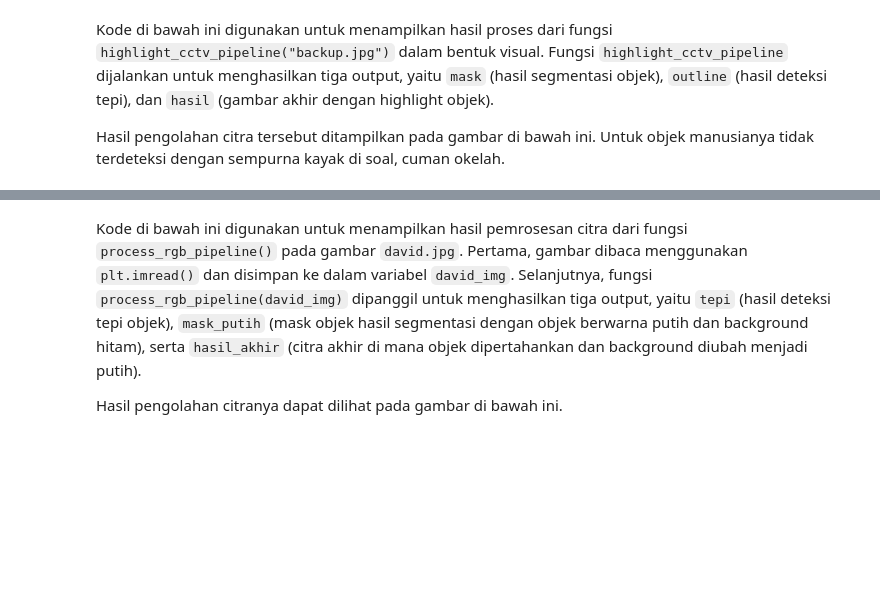
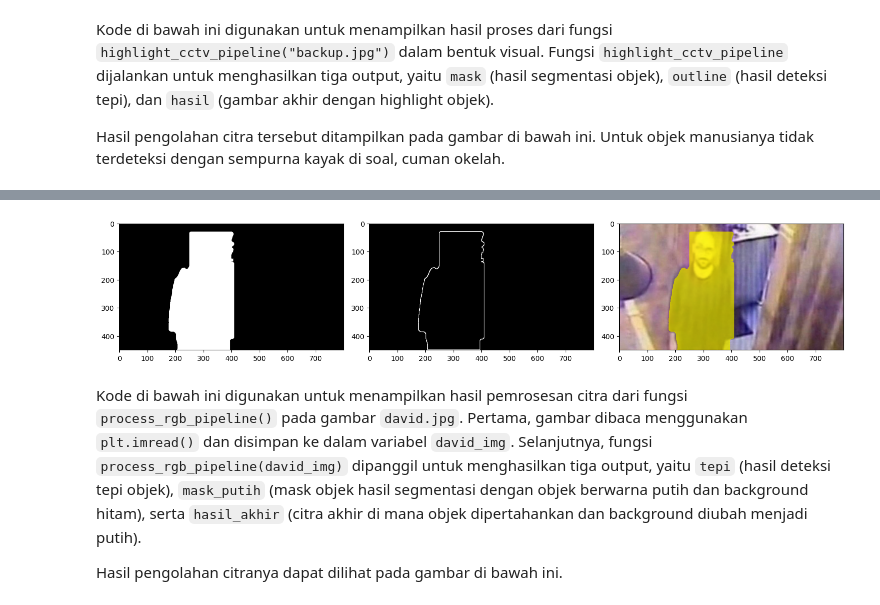
Before and after one commit to praktikum-pcd-2026/ynk-m3-naiaero, a Jupyter notebook: jurnalm3.ipynb, the cells around one changed output, grey strips where cells are left out. Saved outputs shown, nothing was run; the diff lists cells and outputs as text; code cells hidden in the pictures; blank space fills up the shorter version.

```diff
--- a/jurnalm3.ipynb
+++ b/jurnalm3.ipynb
@@ -436,3 +444,92 @@ plt.imshow(hasil, cmap='gray')
+# %%
+backup_ori = cv2.imread('backup.jpg')
+backup_rgb = cv2.cvtColor(backup_ori, cv2.COLOR_BGR2RGB)
+tinggi, lebar = backup_ori.shape[:2]
+
+mask = np.zeros((tinggi, lebar), dtype=np.uint8)
+for i in range(tinggi):
+    for j in range(160, 410):
+        mask[i, j] = 255
+
+for i in range(250):
+    for j in range(160, 210):
+        r = int(backup_rgb[i, j, 0])
+        g = int(backup_rgb[i, j, 1])
+        b = int(backup_rgb[i, j, 2])
+        if (r + g + b) // 3 < 70:
+            mask[i, j] = 0
+
+for i in range(tinggi):
+    for j in range(350, 410):
+        r = int(backup_rgb[i, j, 0])
+        g = int(backup_rgb[i, j, 1])
+        b = int(backup_rgb[i, j, 2])
+        rata = (r + g + b) // 3
+        if rata > 130:
+            mask[i, j] = 0
+
+for i in range(10, 180):
+    for j in range(230, 390):
+        mask[i, j] = 255
+
+for i in range(180, tinggi):
+    for j in range(185, 395):
+        gray_val = int(backup[i, j])
+        if gray_val < 180:
+            mask[i, j] = 255
+
+for i in range(tinggi):
+    for j in range(160, 250):
+        gray_val = int(backup[i, j])
+        if gray_val > 104:
+            mask[i, j] = 0
+
+for i in range(0, 30):          #Potong bagian atas kepala biar ga sampe atas
+    for j in range(lebar):
+        mask[i, j] = 0
+
+mask = filter_citra(mask, 9, 'median')
+mask = thresholding(mask, 127)
+
+edge_line = edge_detection(mask, sobelx, sobely)
+edge_line = thresholding(edge_line, 30)
+
+#Highlight Kuning
+highlight = np.zeros((tinggi, lebar, 3), dtype=np.uint8)
+for i in range(tinggi):
+    for j in range(lebar):
+        r = int(backup_rgb[i, j, 0])
+        g = int(backup_rgb[i, j, 1])
+        b = int(backup_rgb[i, j, 2])
+        if mask[i, j] == 255:
+            nr = r * 4 // 10 + 255 * 6 // 10
+            ng = g * 4 // 10 + 255 * 6 // 10
+            nb = b * 15 // 100
+            if nr > 255:
+                nr = 255
+            highlight[i, j, 0] = nr
+            highlight[i, j, 1] = ng
+            highlight[i, j, 2] = nb
+        else:
+            highlight[i, j, 0] = r
+            highlight[i, j, 1] = g
+            highlight[i, j, 2] = b
+
+plt.figure(figsize=(15, 5))
+
+plt.subplot(1, 3, 1)
+plt.imshow(mask, cmap='gray')
+
+plt.subplot(1, 3, 2)
+plt.imshow(edge_line, cmap='gray')
+
+plt.subplot(1, 3, 3)
+plt.imshow(highlight)
+
+plt.tight_layout()
+plt.show()
+# %% [output]
+[figure, added]
 # %% [markdown]
 Kode di bawah ini digunakan untuk menampilkan hasil pemrosesan citra dari fungsi `process_rgb_pipeline()` pada gambar `david.jpg`. Pertama, gambar dibaca menggunakan `plt.imread()` dan disimpan ke dalam variabel `david_img`. Selanjutnya, fungsi `process_rgb_pipeline(david_img)` dipanggil untuk menghasilkan tiga output, yaitu `tepi` (hasil deteksi tepi objek), `mask_putih` (mask objek hasil segmentasi dengan objek berwarna putih dan background hitam), serta `hasil_akhir` (citra akhir di mana objek dipertahankan dan background diubah menjadi putih).
 
```
Also changed, not shown: parts of 4 cells of this notebook.
